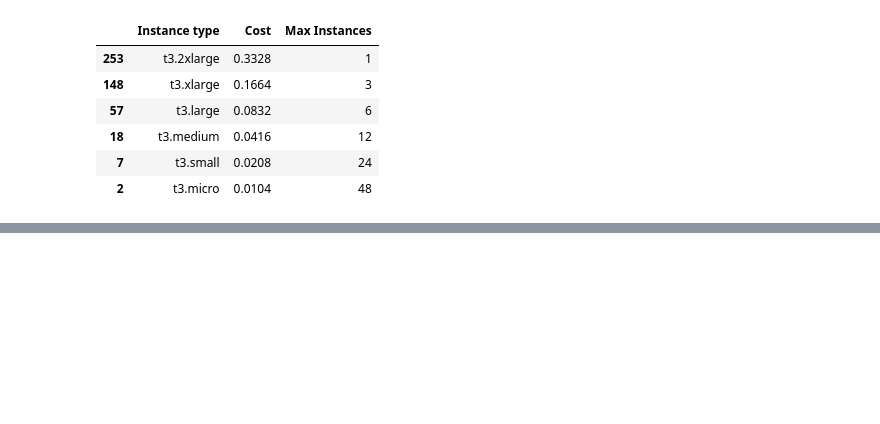
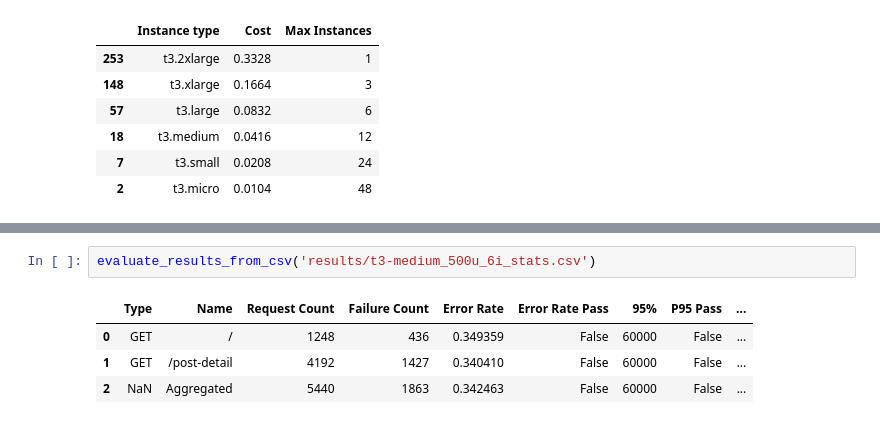
Before and after one commit to jonasluz/DIA.X540.cloud-ai, a Jupyter notebook: Project-4/Project-4.ipynb, the cells around one changed output, grey strips where cells are left out. Saved outputs shown, nothing was run; the diff lists cells and outputs as text; blank space fills up the shorter version.

```diff
--- a/Project-4/Project-4.ipynb
+++ b/Project-4/Project-4.ipynb
@@ -243,0 +258,7 @@ df_prices[df_prices['Instance type'].str.contains('t3')][['Instance type', 'Cost
+# %%
+evaluate_results_from_csv('results/t3-medium_500u_6i_stats.csv')
+# %% [output]
+|  | Type | Name | Request Count | Failure Count | Error Rate | Error Rate Pass | 95% | P95 Pass | ... |
+| 0 | GET | / | 1248 | 436 | 0.349359 | False | 60000 | False | ... |
+| 1 | GET | /post-detail | 4192 | 1427 | 0.340410 | False | 60000 | False | ... |
+| 2 | NaN | Aggregated | 5440 | 1863 | 0.342463 | False | 60000 | False | ... |
```
Also changed, not shown: parts of 23 cells of this notebook, 18 other files.
